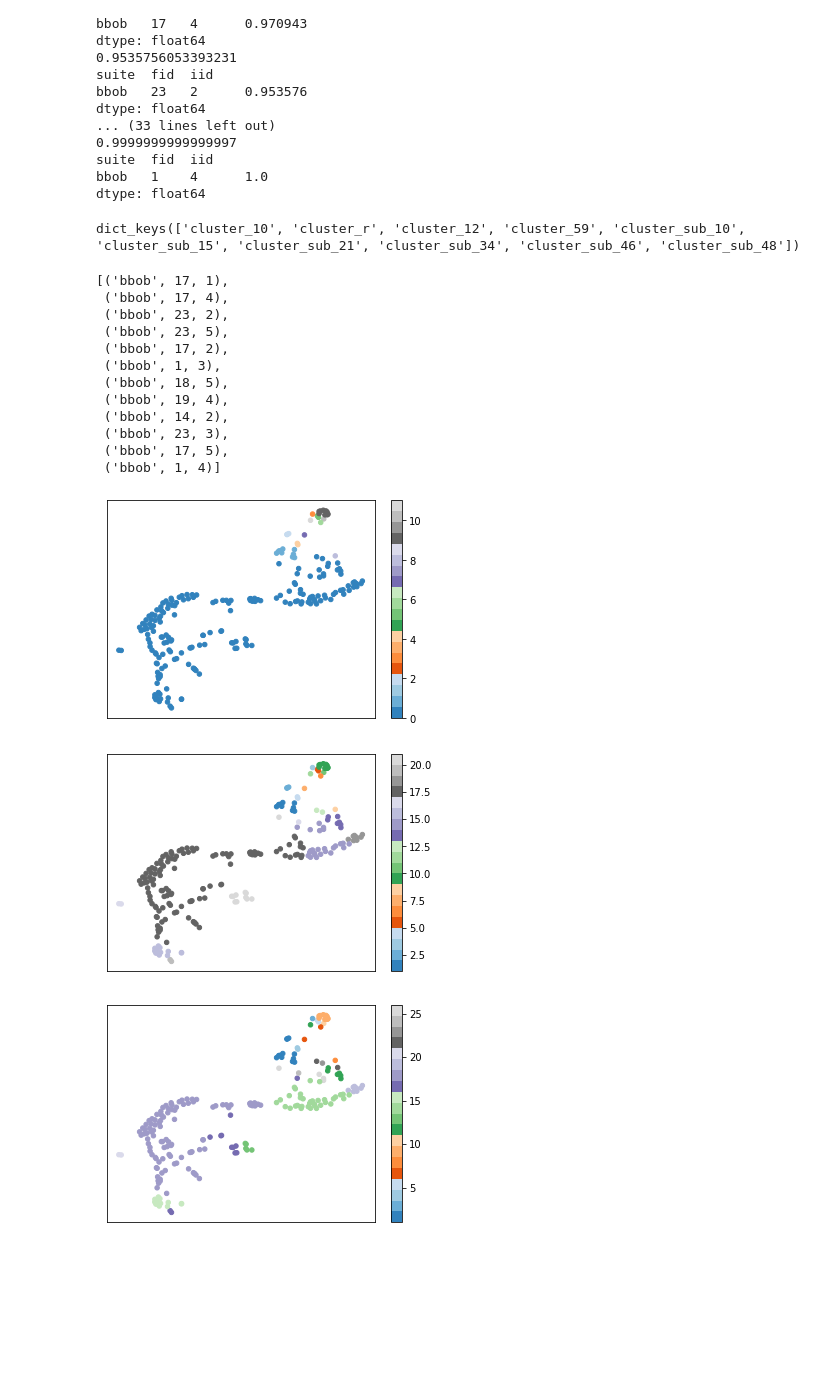
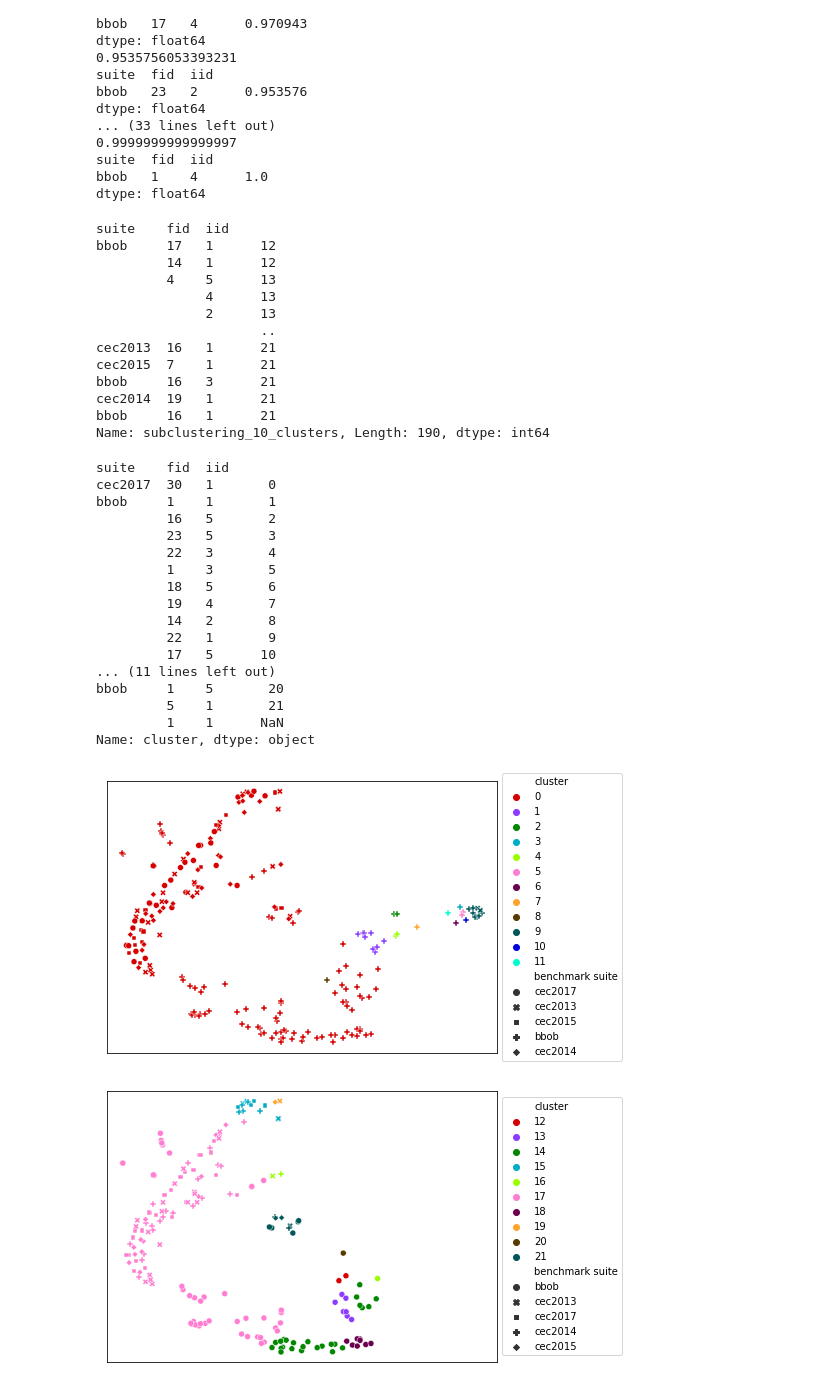
Before and after one commit to gjorgjinac/SELECTOR, a Jupyter notebook: cluster_analysis.ipynb, the cells around one changed output. Cells and saved outputs as stored; diff of their text form; code cells hidden in the pictures; blank space fills up the shorter version.

Commit message:
revise visualizations

```diff
--- a/cluster_analysis.ipynb
+++ b/cluster_analysis.ipynb
@@ -208,22 +219,3 @@ dtype: float64
 suite  fid  iid
 bbob   1    4      1.0
 dtype: float64
-# %%
-cluster_config.keys()
-# %% [output]
-dict_keys(['cluster_10', 'cluster_r', 'cluster_12', 'cluster_59', 'cluster_sub_10', 'cluster_sub_15', 'cluster_sub_21', 'cluster_sub_34', 'cluster_sub_46', 'cluster_sub_48'])
-# %%
-centroids
-# %% [output]
-[('bbob', 17, 1),
- ('bbob', 17, 4),
- ('bbob', 23, 2),
- ('bbob', 23, 5),
- ('bbob', 17, 2),
- ('bbob', 1, 3),
- ('bbob', 18, 5),
- ('bbob', 19, 4),
- ('bbob', 14, 2),
- ('bbob', 23, 3),
- ('bbob', 17, 5),
- ('bbob', 1, 4)]
@@ -230,10 +274,51 @@ centroids
 # %%
 final_cluster_config={}
-final_cluster_config['Initial 12 clusters']= cluster_config['cluster_12']
-final_cluster_config['Final 21 clusters']= cluster_config['cluster_sub_10']
-final_cluster_config['Final 26 clusters']= cluster_config['cluster_sub_15']
+final_cluster_config['Initial 12 clusters']= cluster_config['cluster_12'].copy()
+final_cluster_config['Final 21 clusters']= cluster_config['cluster_sub_10'].copy()
+
+clusters_21_label=cluster_config['cluster_sub_10']['label_column']
+clusters_21_data=cluster_config['cluster_sub_10']['data'].copy().sort_values(clusters_21_label)
+
+#clusters_1_12_data = clusters_21_data[clusters_21_data[clusters_21_label]=='1-11']
+#clusters_1_12_data[clusters_21_label]='1-11'
+
+clusters_12_15_data = clusters_21_data[clusters_21_data[clusters_21_label]>11].sort_values(clusters_21_label)
+print(clusters_12_15_data[clusters_21_label])
+clusters_12_15_data[clusters_21_label]=clusters_12_15_data[clusters_21_label].apply(lambda x: str(x))
+#clusters_data = clusters_1_12_data.append(clusters_12_15_data)
+final_cluster_config['Final 21 clusters']['data']= clusters_12_15_data #clusters_data
+
 save_clusters_for_overleaf(final_cluster_config)
 # %% [output]
+suite    fid  iid
+bbob     17   1      12
+         14   1      12
+         4    5      13
+              4      13
+              2      13
+                     ..
+cec2013  16   1      21
+cec2015  7    1      21
+bbob     16   3      21
+cec2014  19   1      21
+bbob     16   1      21
+Name: subclustering_10_clusters, Length: 190, dtype: int64
+suite    fid  iid
+cec2017  30   1       0
+bbob     1    1       1
+         16   5       2
+         23   5       3
+         22   3       4
+         1    3       5
+         18   5       6
+         19   4       7
+         14   2       8
+         22   1       9
+         17   5      10
+... (11 lines left out)
+bbob     1    5       20
+         5    1       21
+         1    1      NaN
+Name: cluster, dtype: object
-[figure, old version]
+[figure, new version]
-[figure, old version]
+[figure, new version]
-[figure, removed]
```
Also changed, not shown: parts of 13 cells of this notebook, 12 other files.
